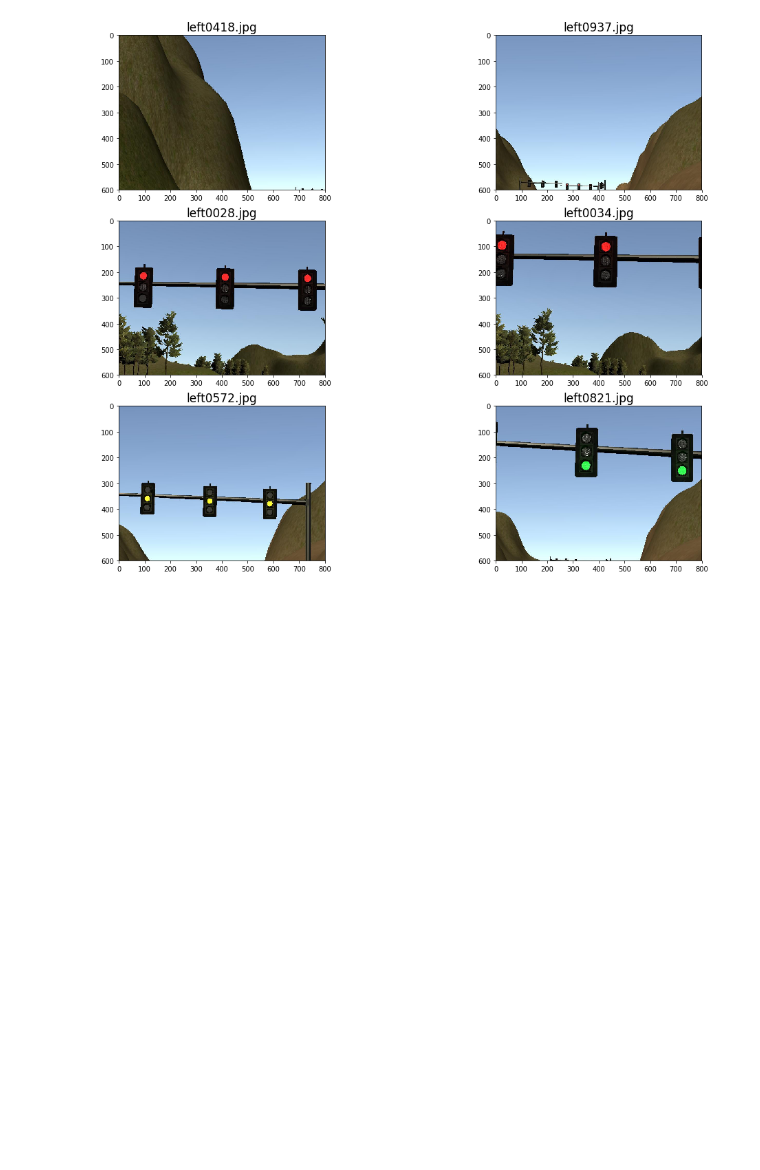
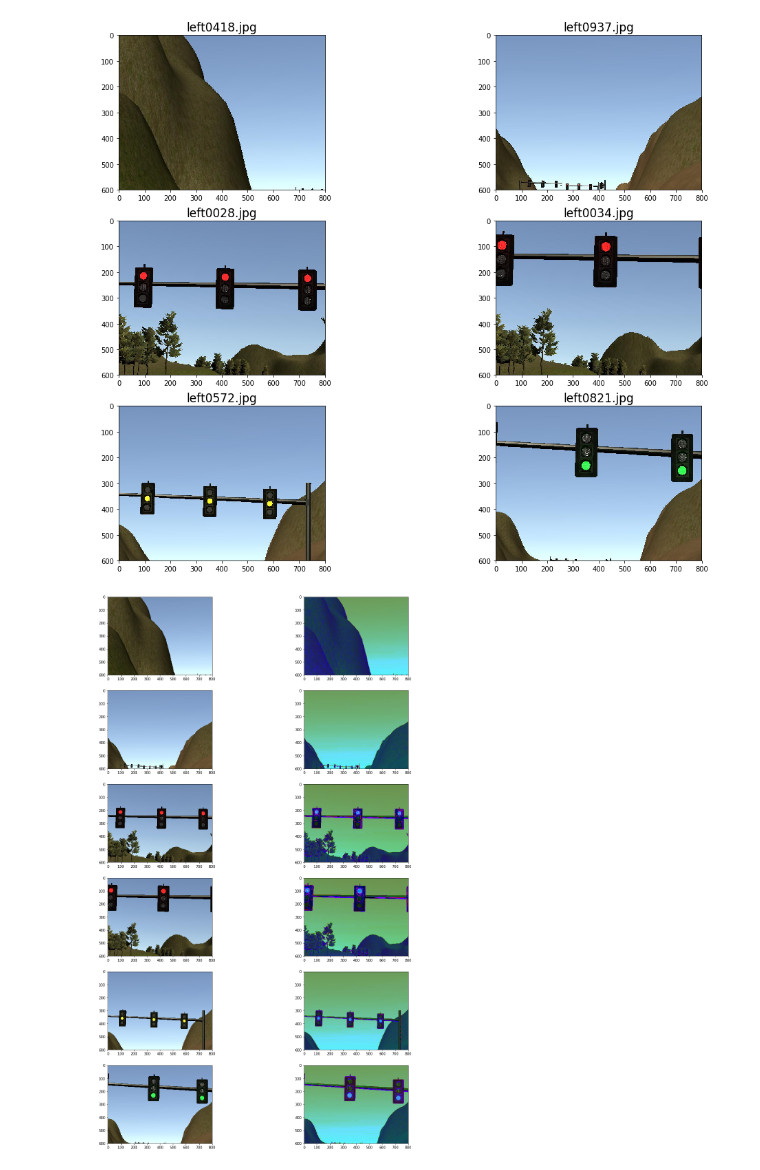
Before and after one commit to nins-k/CV_Traffic_Light, a Jupyter notebook: Calibration.ipynb, the cells around one changed output. Drawn from its saved outputs; the diff is of its cells as text; code cells hidden in the pictures; blank space fills up the shorter version.

```diff
--- a/Calibration.ipynb
+++ b/Calibration.ipynb
@@ -95,3 +95,10 @@ work_images = [test_images[i] for i in random_indices]
 display_images(work_images, titles=[filenames[f].split("\\")[-1] for f in random_indices])
 # %% [output]
 [figure]
+# %%
+# HSL
+
+hsl_work_images = [cv2.cvtColor(img, cv2.COLOR_RGB2HLS) for img in work_images]
+display_images(merge_lists(work_images, hsl_work_images), cmap="gray")
+# %% [output]
+[figure, added]
```
Also changed, not shown: parts of 1 cell of this notebook.
